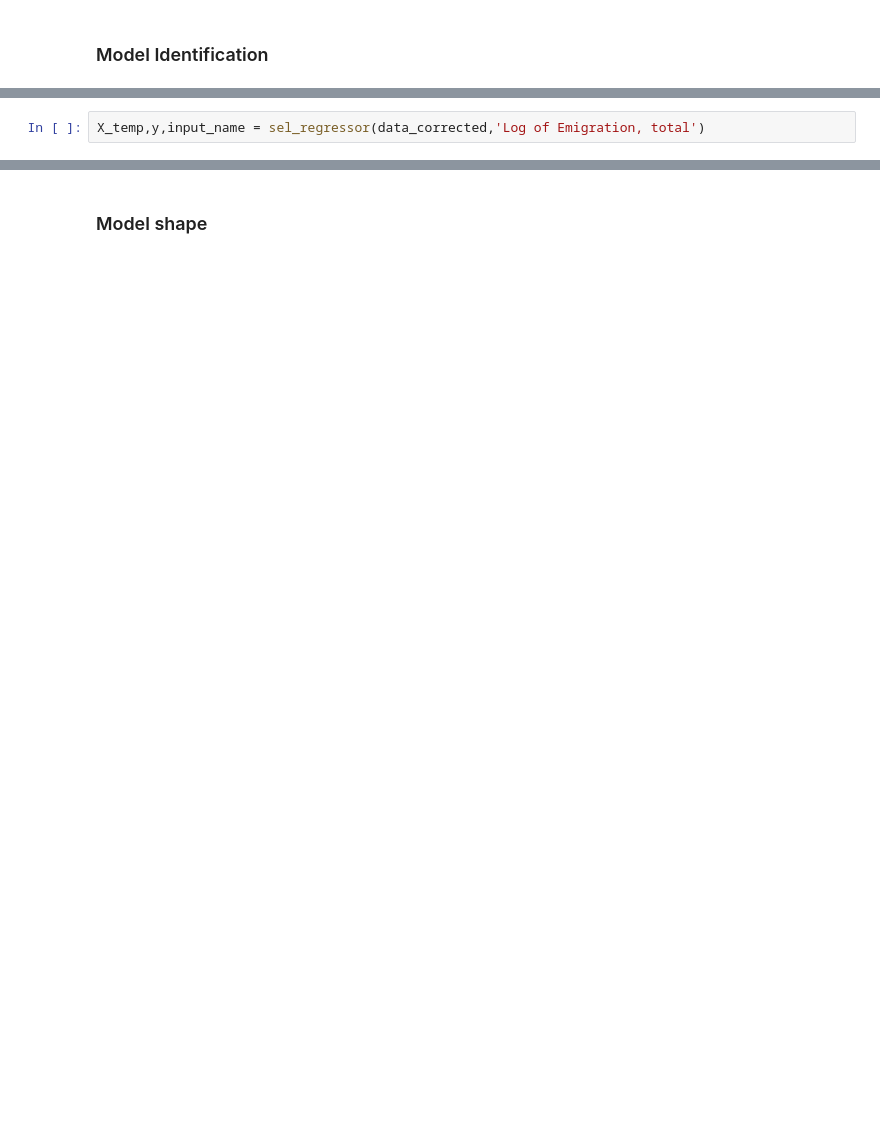
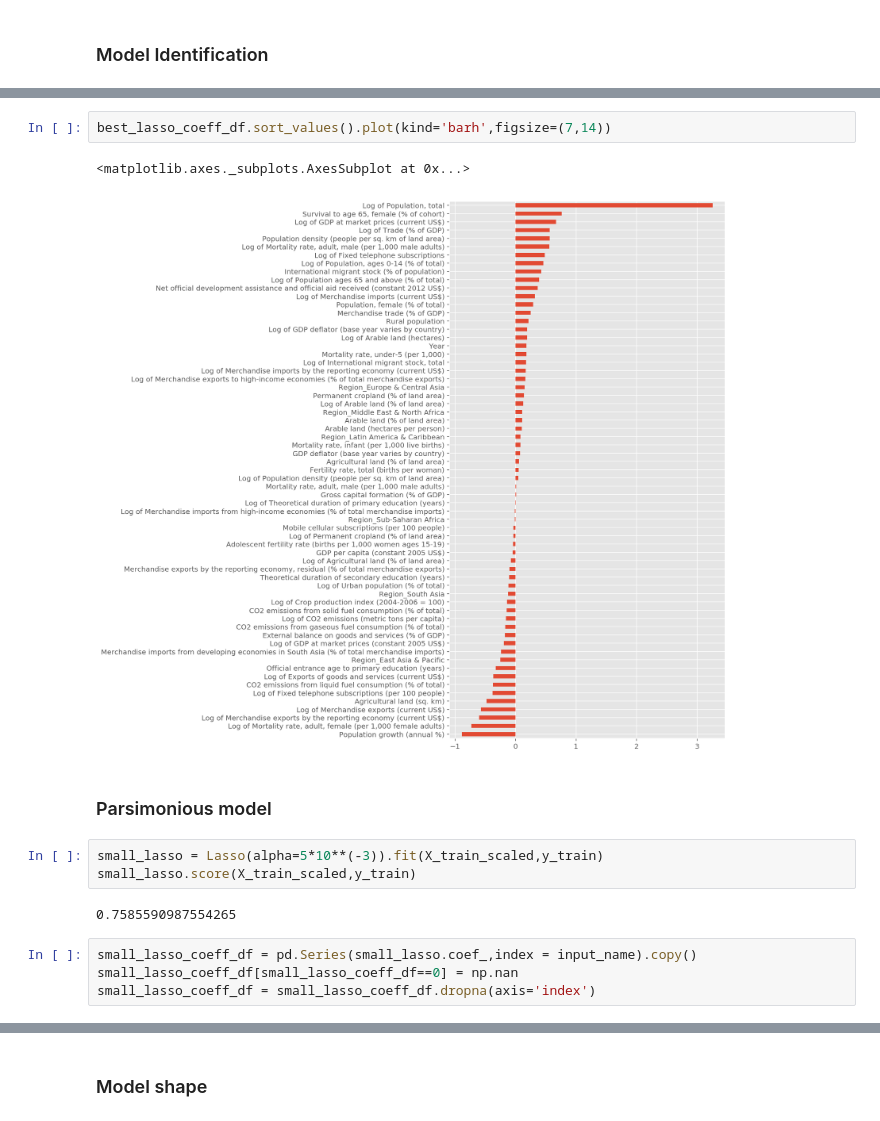
Before and after one commit to luciofaso/migration_analysis, a Jupyter notebook: EmigrationModel.ipynb, the cells around one changed output, grey strips where cells are left out. Drawn from its saved outputs; the diff is of its cells as text; blank space fills up the shorter version.

Commit message:
advances on model and EDA

```diff
--- a/EmigrationModel.ipynb
+++ b/EmigrationModel.ipynb
@@ -61,2 +96,0 @@ def sel_regressor(df,col_target):
-# %%
-X_temp,y,input_name = sel_regressor(data_corrected,'Log of Emigration, total')
@@ -92,0 +141,16 @@ model_lasso = LassoCV(0.005,max_iter=100000000)
+# %%
+best_lasso_coeff_df.sort_values().plot(kind='barh',figsize=(7,14))
+# %% [output]
+<matplotlib.axes._subplots.AxesSubplot at 0x...>
+[figure, added]
+# %% [markdown]
+### Parsimonious model
+# %%
+small_lasso = Lasso(alpha=5*10**(-3)).fit(X_train_scaled,y_train)
+small_lasso.score(X_train_scaled,y_train)
+# %% [output]
+0.7585590987554265
+# %%
+small_lasso_coeff_df = pd.Series(small_lasso.coef_,index = input_name).copy()
+small_lasso_coeff_df[small_lasso_coeff_df==0] = np.nan
+small_lasso_coeff_df = small_lasso_coeff_df.dropna(axis='index')
```
Also changed, not shown: parts of 69 cells of this notebook.
